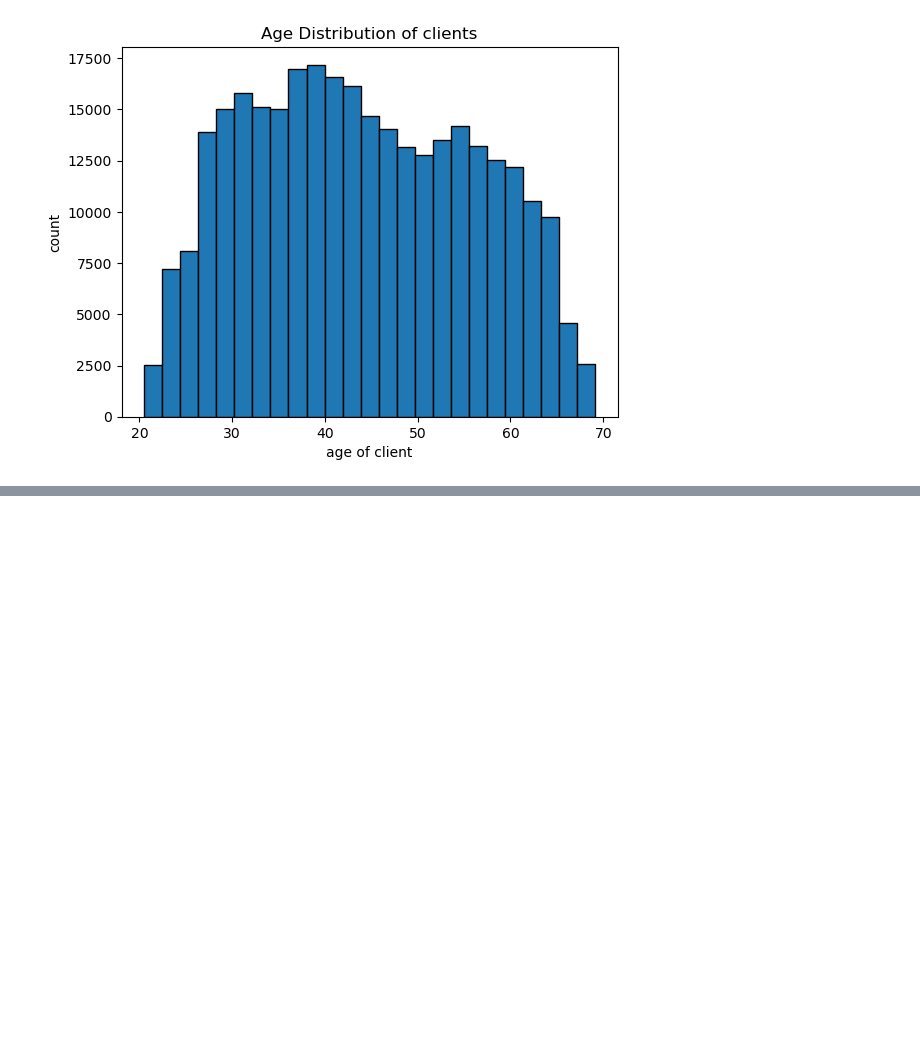
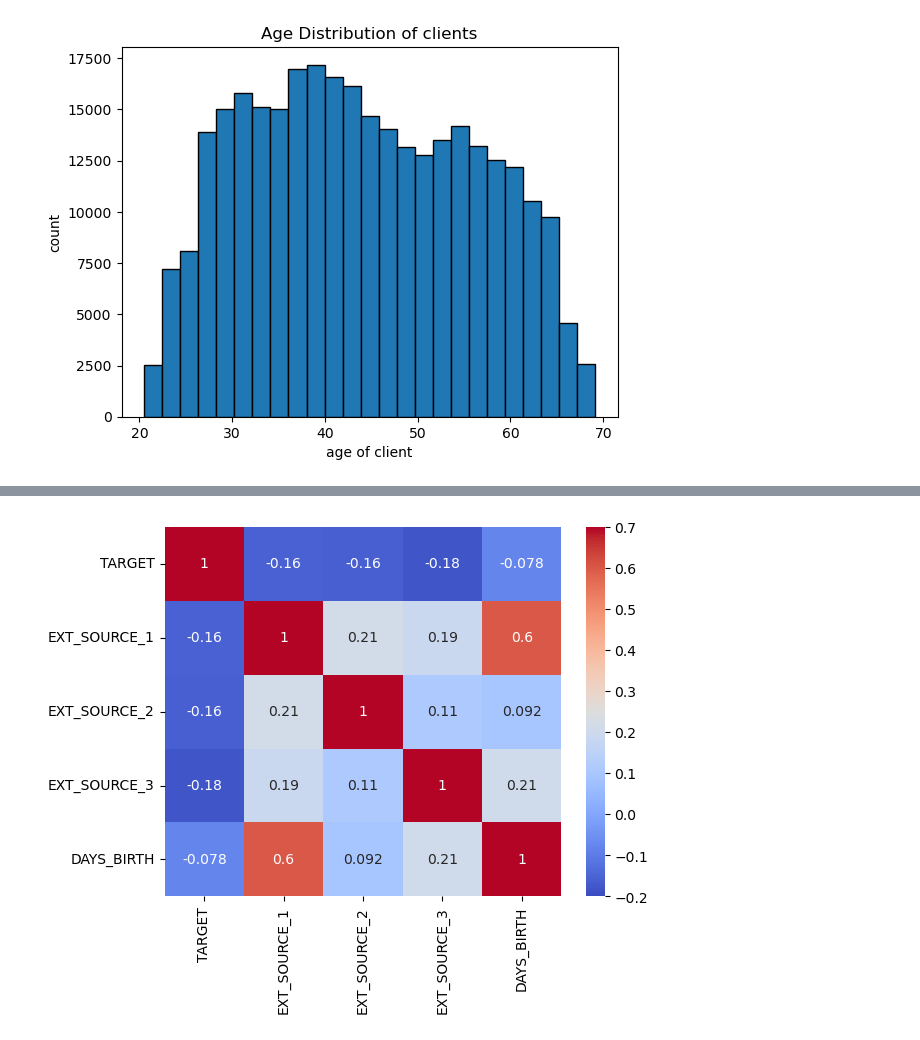
Before and after one commit to yuvraj619/Home_Credit_Default_Risk, a Jupyter notebook: home_credit_default_risk.ipynb, the cells around one changed output, grey strips where cells are left out. Saved outputs shown, nothing was run; the diff lists cells and outputs as text; code cells hidden in the pictures; blank space fills up the shorter version.

Commit message:
Age & external source feature analysis

```diff
--- a/home_credit_default_risk.ipynb
+++ b/home_credit_default_risk.ipynb
@@ -360,0 +417,4 @@ plt.show()
+# %%
+ext_data = df[['TARGET', 'EXT_SOURCE_1', 'EXT_SOURCE_2', 'EXT_SOURCE_3', 'DAYS_BIRTH']]
+ext_data_corrs = ext_data.corr()
+ext_data_corrs
@@ -360,0 +428,5 @@ plt.show()
+# %%
+sns.heatmap(ext_data_corrs,annot=True,vmin=-0.2,vmax=0.7,cmap='coolwarm')
+plt.show()
+# %% [output]
+[figure, added]
```
Also changed, not shown: parts of 8 cells of this notebook.
